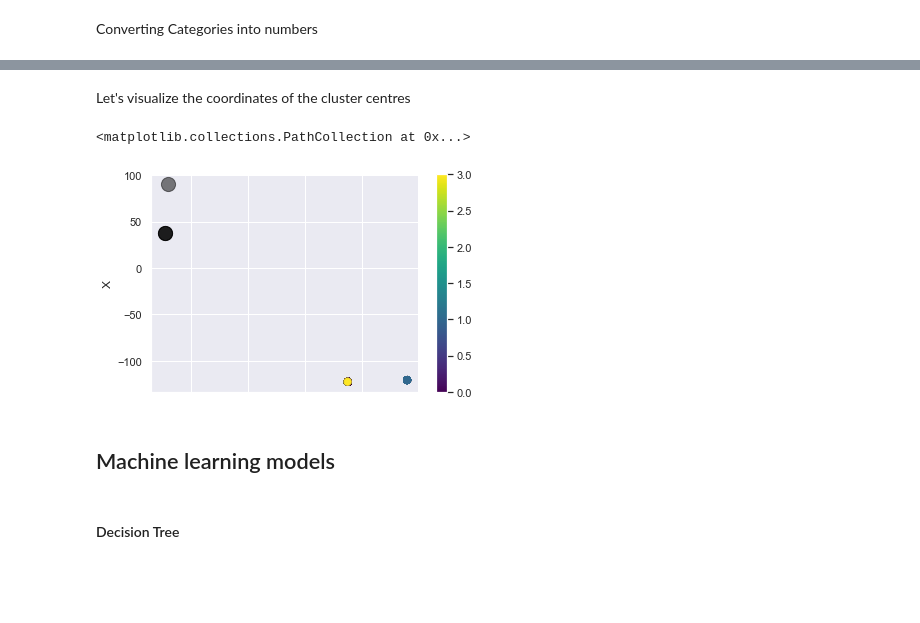
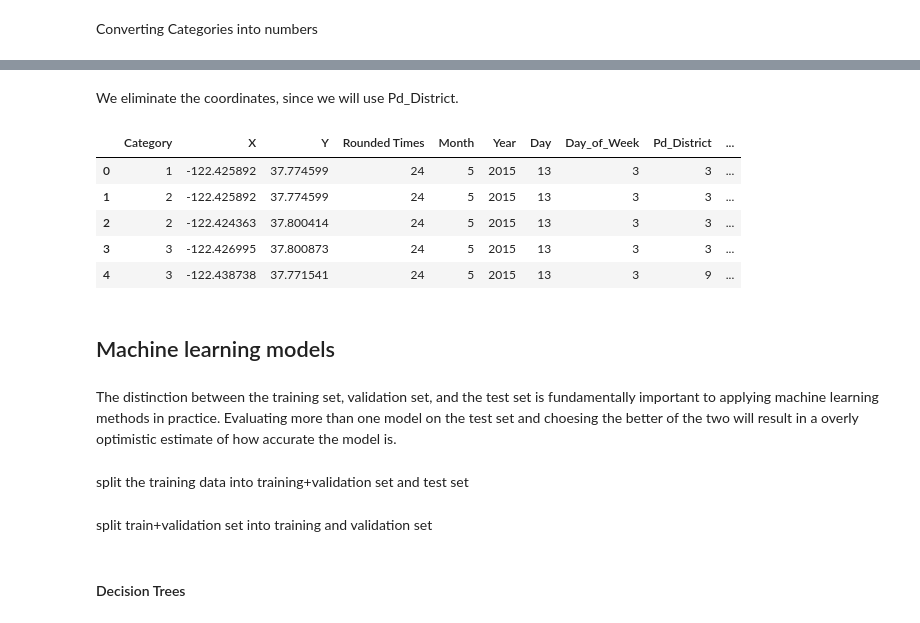
Before and after one commit to angelaiallonardi/SF-Crime-Multiclass-Classification, a Jupyter notebook: San Francisco Crime.ipynb, the cells around one changed output, grey strips where cells are left out. Drawn from its saved outputs; the diff is of its cells as text; code cells hidden in the pictures; blank space fills up the shorter version.

```diff
--- a/San Francisco Crime.ipynb
+++ b/San Francisco Crime.ipynb
@@ -457,8 +399,11 @@ Cluster memberships:
-# %% [markdown]
-Let's visualize the coordinates of the cluster centres
-# %%
-Coordinates.plot.scatter(x = 'Y', y = 'X', c=labels, s=50, cmap='viridis')
-plt.scatter(centers[:, 0], centers[:, 1], c='black', s=200, alpha=0.5)
-# %% [output]
-<matplotlib.collections.PathCollection at 0x...>
-[figure, removed]
+# %%
+for dataset in combine:
+ dataset['Block'] = dataset['Address'].str.contains('block', case=False)
+ dataset['Block'] = dataset['Block'].map(lambda x: 1 if  x == True else 0)
+
+train_df.drop(['Address'], axis=1, inplace=True)
+test_df.drop(['Address'], axis = 1, inplace=True)
+
+combine = [train_df, test_df]
+# %% [markdown]
+We eliminate the coordinates, since we will use Pd_District.
@@ -465,2 +414,15 @@ plt.scatter(centers[:, 0], centers[:, 1], c='black', s=200, alpha=0.5)
+# %%
+train_df.head()
+# %% [output]
+|  | Category | X | Y | Rounded Times | Month | Year | Day | Day_of_Week | Pd_District | ... |
+| 0 | 1 | -122.425892 | 37.774599 | 24 | 5 | 2015 | 13 | 3 | 3 | ... |
+| 1 | 2 | -122.425892 | 37.774599 | 24 | 5 | 2015 | 13 | 3 | 3 | ... |
+| 2 | 2 | -122.424363 | 37.800414 | 24 | 5 | 2015 | 13 | 3 | 3 | ... |
+| 3 | 3 | -122.426995 | 37.800873 | 24 | 5 | 2015 | 13 | 3 | 3 | ... |
+| 4 | 3 | -122.438738 | 37.771541 | 24 | 5 | 2015 | 13 | 3 | 9 | ... |
 # %% [markdown]
 ## Machine learning models
+# %% [markdown]
+The distinction between the training set, validation set, and the test set is fundamentally important to applying machine learning methods in practice. Evaluating more than one model on the test set and choesing the better of the two will result in a overly optimistic estimate of how accurate the model is.
+# %% [markdown]
+split the training data into training+validation set and test set
@@ -466,0 +434,2 @@ plt.scatter(centers[:, 0], centers[:, 1], c='black', s=200, alpha=0.5)
+# %% [markdown]
+split train+validation set into training and validation set
@@ -467,2 +438,2 @@ plt.scatter(centers[:, 0], centers[:, 1], c='black', s=200, alpha=0.5)
 # %% [markdown]
-#### Decision Tree
+#### Decision Trees
```
Also changed, not shown: parts of 37 cells of this notebook.
